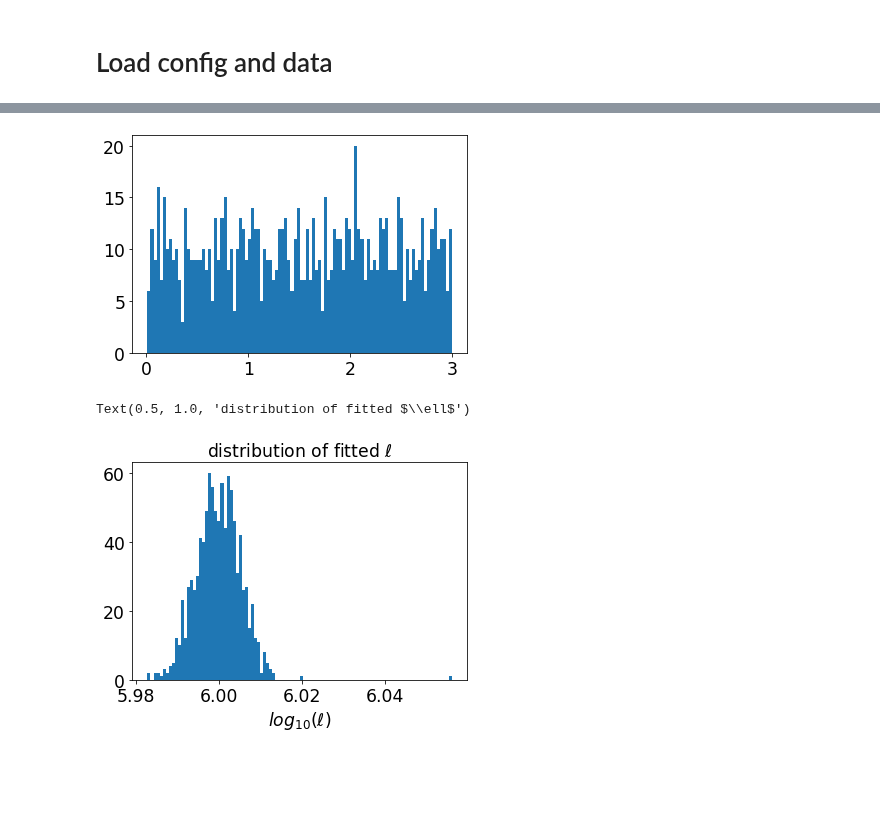
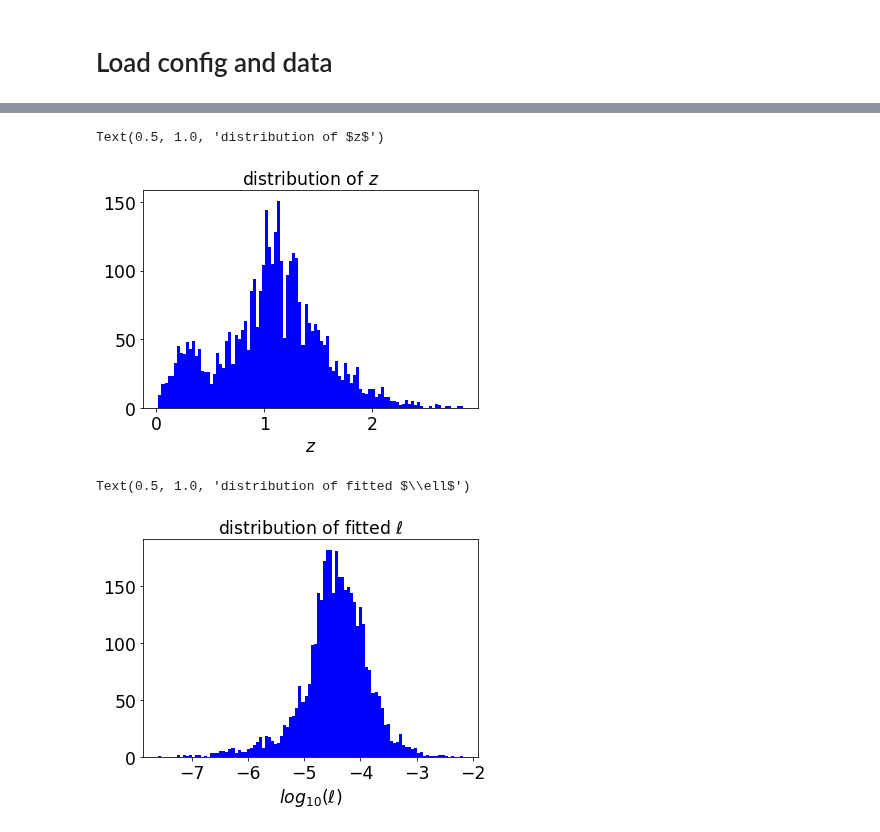
Before and after one commit to sylvielsstfr/MyDockerTools, a Jupyter notebook: UbuntuAnacondaDelightRail/notebooks/test_delight_learn/test_delightlearn.ipynb, the cells around one changed output, grey strips where cells are left out. Saved outputs shown, nothing was run; the diff lists cells and outputs as text; code cells hidden in the pictures; blank space fills up the shorter version.

```diff
--- a/UbuntuAnacondaDelightRail/notebooks/test_delight_learn/test_delightlearn.ipynb
+++ b/UbuntuAnacondaDelightRail/notebooks/test_delight_learn/test_delightlearn.ipynb
@@ -33,7 +33,7 @@ plt.rcParams['ytick.labelsize']= 'xx-large'
 
 - select if want to control Delight internal simulation or DC2
 # %%
-FLAG_DC2=False
+FLAG_DC2=True
 # %%
 if FLAG_DC2:
     configfilename='tmp/parametersTest.cfg'
@@ -134,11 +134,14 @@ for z, normedRefFlux,\
 # %%
-plt.hist(localData[:,1],bins=100);
+plt.hist(localData[:,1],bins=100,facecolor="b");
+plt.xlabel("$z$")
+plt.title("distribution of $z$")
 # %% [output]
+Text(0.5, 1.0, 'distribution of $z$')
-[figure, old version]
+[figure, new version]
 # %%
-plt.hist(np.log10(localData[:,2]),bins=100);
+plt.hist(np.log10(localData[:,2]),bins=100,facecolor="b");
 plt.xlabel("$log_{10}(\ell)$")
 plt.title("distribution of fitted $\ell$")
 # %% [output]
 Text(0.5, 1.0, 'distribution of fitted $\\ell$')
-[figure, old version]
+[figure, new version]
```
Also changed, not shown: parts of 6 cells of this notebook, 3 other files.
